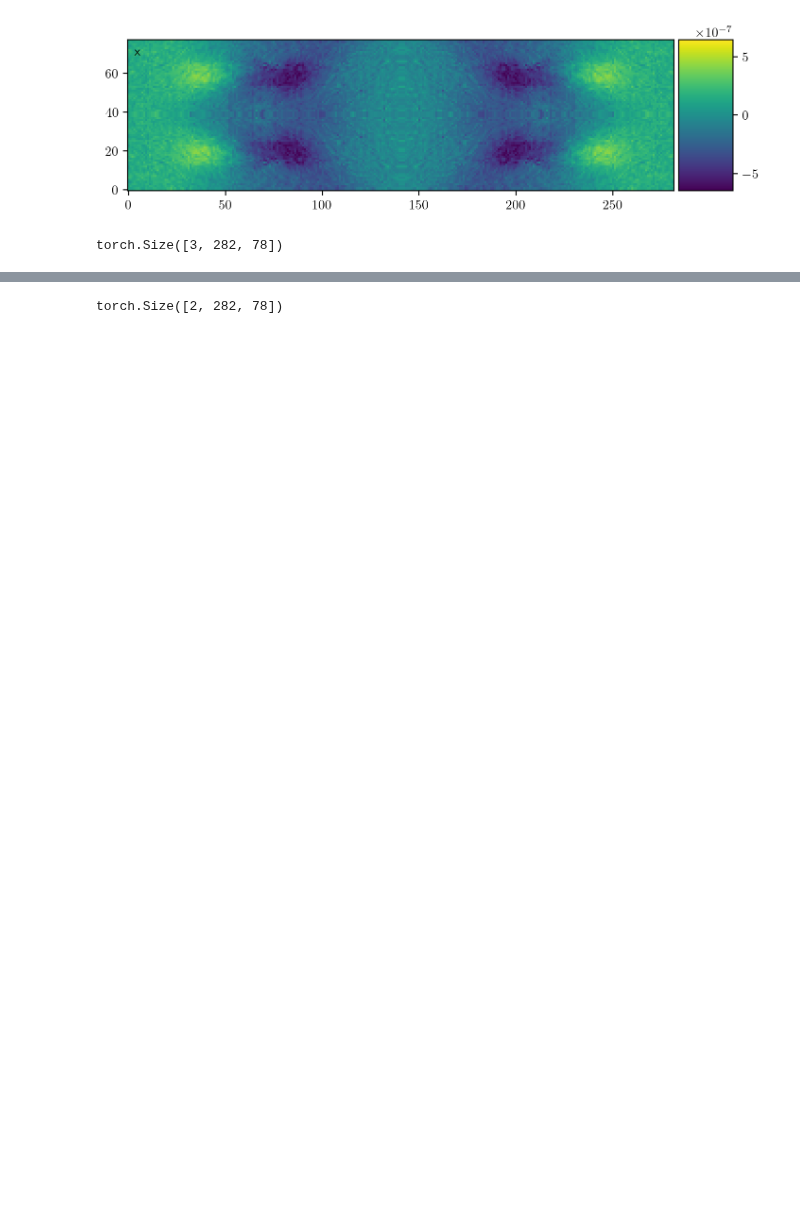
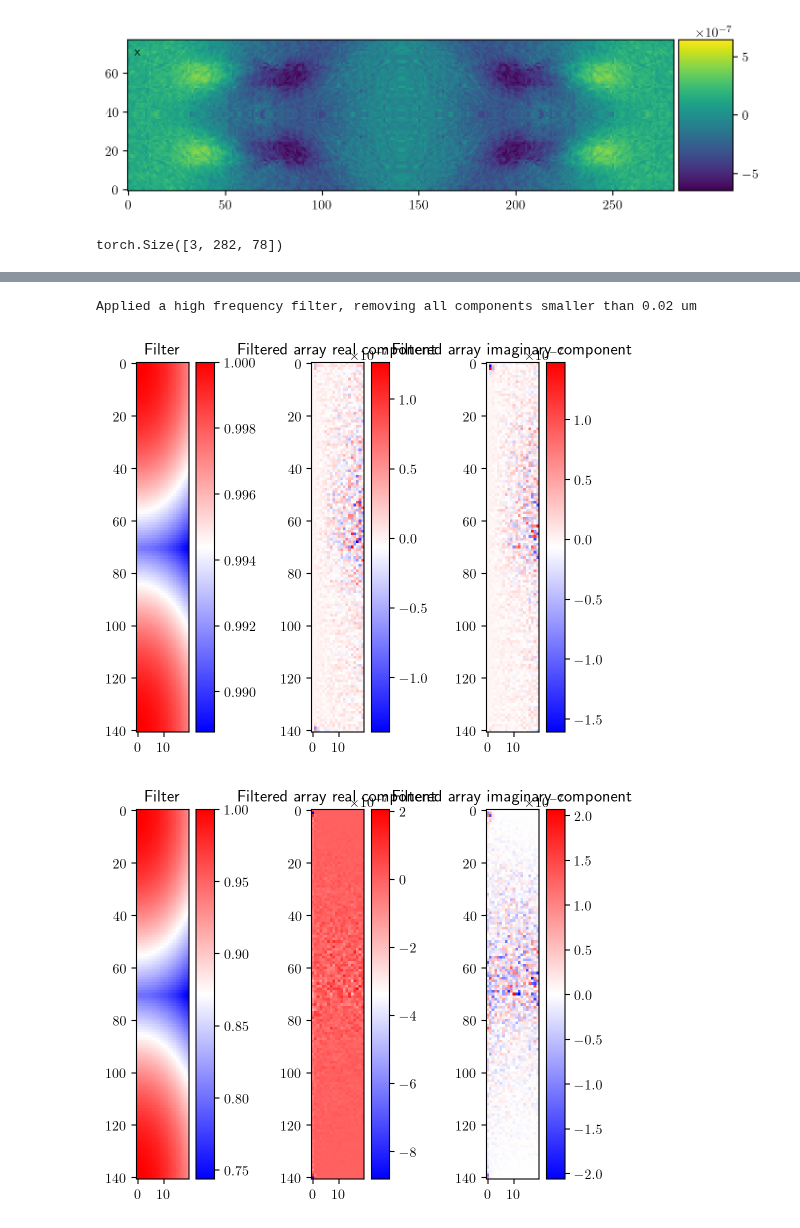
Before and after one commit to DavidBroadway/magrec, a Jupyter notebook: magrec/notebooks/Experiment/JJ_SChen_experiment_reconstruction.ipynb, the cells around one changed output, grey strips where cells are left out. Cells and saved outputs as stored; diff of their text form; code cells hidden in the pictures; blank space fills up the shorter version.

Commit message:
hanning debugging

```diff
--- a/magrec/notebooks/Experiment/JJ_SChen_experiment_reconstruction.ipynb
+++ b/magrec/notebooks/Experiment/JJ_SChen_experiment_reconstruction.ipynb
@@ -91,12 +98,14 @@ imshow_kwargs={
 # %%
-height = 0.15 # in μm
-layer_thickness = 1 # put 1 for now to get result per μm
+height = 0.02 # in μm
+layer_thickness = 0 # put 1 for now to get result per μm
 inversion_kernel = MagneticFieldToCurrentInversion2d.define_kernel_matrix(ft.kx_vector, ft.ky_vector, height=height, layer_thickness=layer_thickness)
 # %%
 bxby = b[:2, :, :].type(dtype=torch.complex64)
 jxjy = torch.einsum('vcjk,cjk->vjk', inversion_kernel, bxby)
+jxjy[0,::] = FourierPadder.apply_hanning(jxjy[0,::], ft.k_matrix, 0.1*height, high_freq_cutoff = height, low_freq_cutoff = None, plot = True)
+jxjy[1,::] = FourierPadder.apply_hanning(jxjy[1,::], ft.k_matrix ,0.5*height, high_freq_cutoff = None, low_freq_cutoff = None, plot = True)
 JxJy = ft.backward(jxjy, dim=(-2, -1))
+# %% [output]
+Applied a high frequency filter, removing all components smaller than 0.02 um
+[figure, added]
+[figure, added]
-# %%
-JxJy.shape
-# %% [output]
-torch.Size([2, 282, 78])
```
Also changed, not shown: parts of 10 cells of this notebook, 2 other files.
